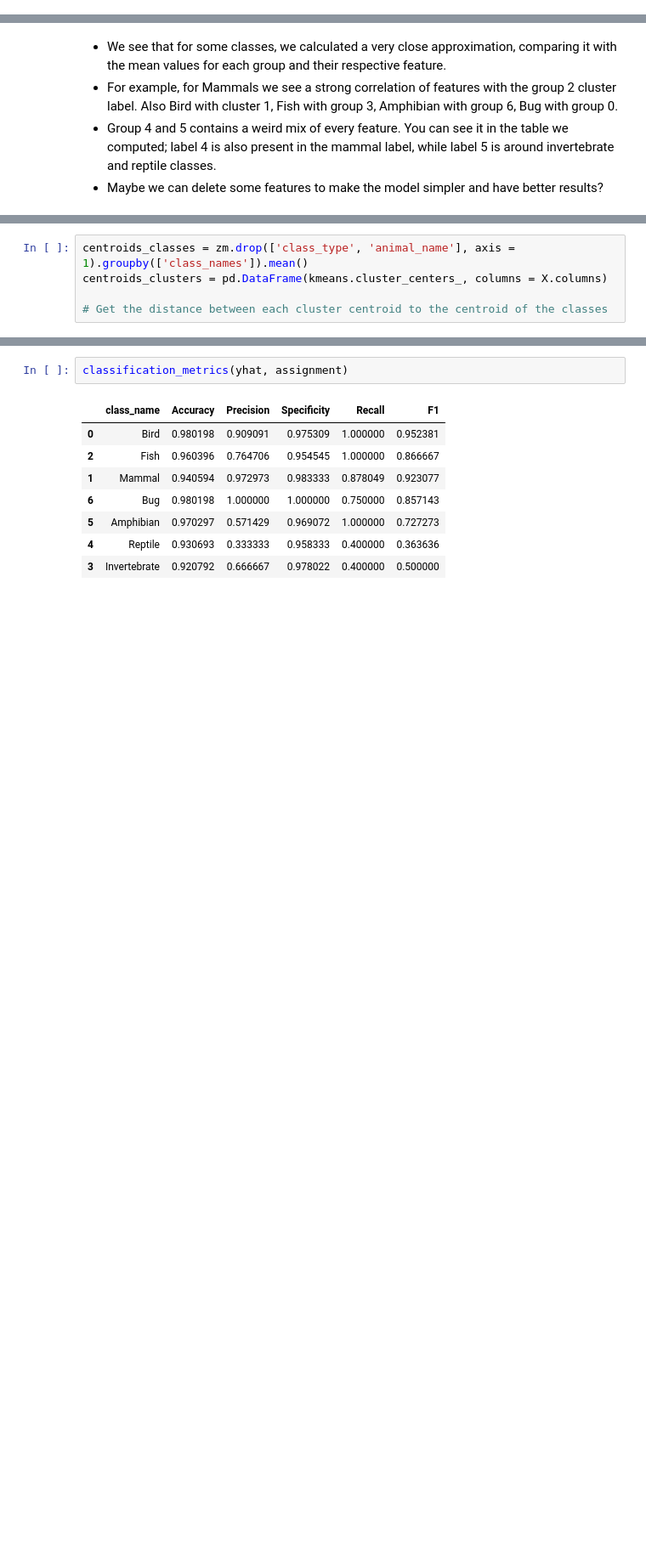
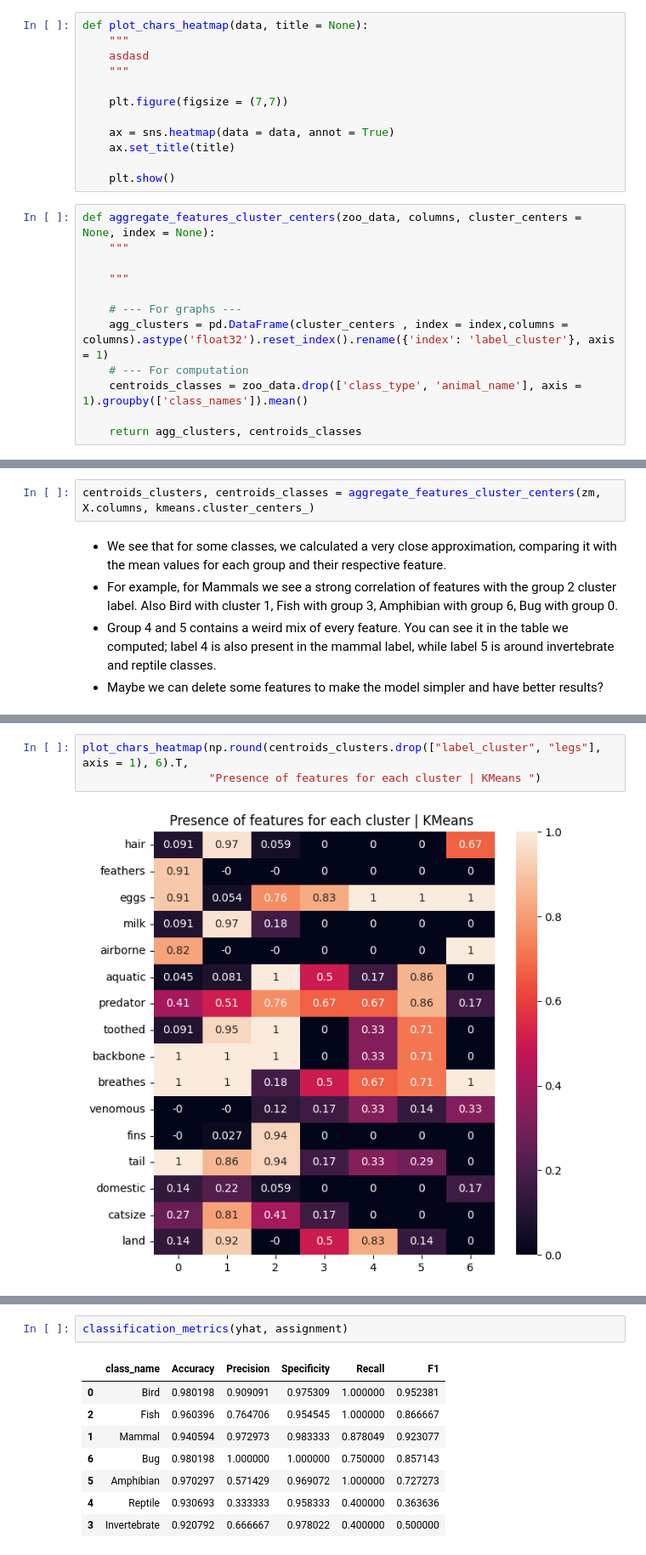
Before and after one commit to ffaundezcab/animal_classification, a Jupyter notebook: notebooks/model.ipynb, the cells around one changed output, grey strips where cells are left out. Shown at 85% size. Drawn from its saved outputs; the diff is of its cells as text; blank space fills up the shorter version.

```diff
--- a/notebooks/model.ipynb
+++ b/notebooks/model.ipynb
@@ -153,6 +157,30 @@ def assign_clusters_distance(dmatrix):
         dm = dm.drop(minimum_distance_class, axis = 1)
 
     return dict(assign_tuples)
+# %%
+def plot_chars_heatmap(data, title = None):
+    """
+    asdasd
+    """
+
+    plt.figure(figsize = (7,7))
+
+    ax = sns.heatmap(data = data, annot = True)
+    ax.set_title(title)
+
+    plt.show()
+# %%
+def aggregate_features_cluster_centers(zoo_data, columns, cluster_centers = None, index = None):
+    """
+
+    """
+
+    # --- For graphs ---
+    agg_clusters = pd.DataFrame(cluster_centers , index = index,columns = columns).astype('float32').reset_index().rename({'index': 'label_cluster'}, axis = 1)
+    # --- For computation
+    centroids_classes = zoo_data.drop(['class_type', 'animal_name'], axis = 1).groupby(['class_names']).mean()
+
+    return agg_clusters, centroids_classes
 # %% [markdown]
 # Data
 # %%
@@ -311,3 +334,5 @@ gb_clusters = gb_clusters.drop(['legs', 'label_cluster'], axis = 1)
+# %%
+centroids_clusters, centroids_classes = aggregate_features_cluster_centers(zm, X.columns, kmeans.cluster_centers_)
 # %% [markdown]
 - We see that for some classes, we calculated a very close approximation, comparing it with the mean values for each group and their respective feature.
 - For example, for Mammals we see a strong correlation of features with the group 2 cluster label. Also Bird with cluster 1, Fish with group 3, Amphibian with group 6, Bug with group 0.
@@ -324,5 +341,5 @@ plt.show()
-# %%
-centroids_classes = zm.drop(['class_type', 'animal_name'], axis = 1).groupby(['class_names']).mean()
-centroids_clusters = pd.DataFrame(kmeans.cluster_centers_, columns = X.columns)
-
-# Get the distance between each cluster centroid to the centroid of the classes
+# %%
+plot_chars_heatmap(np.round(centroids_clusters.drop(["label_cluster", "legs"], axis = 1), 6).T,
+                   "Presence of features for each cluster | KMeans ")
+# %% [output]
+[figure, added]
```
Also changed, not shown: parts of 28 cells of this notebook.
